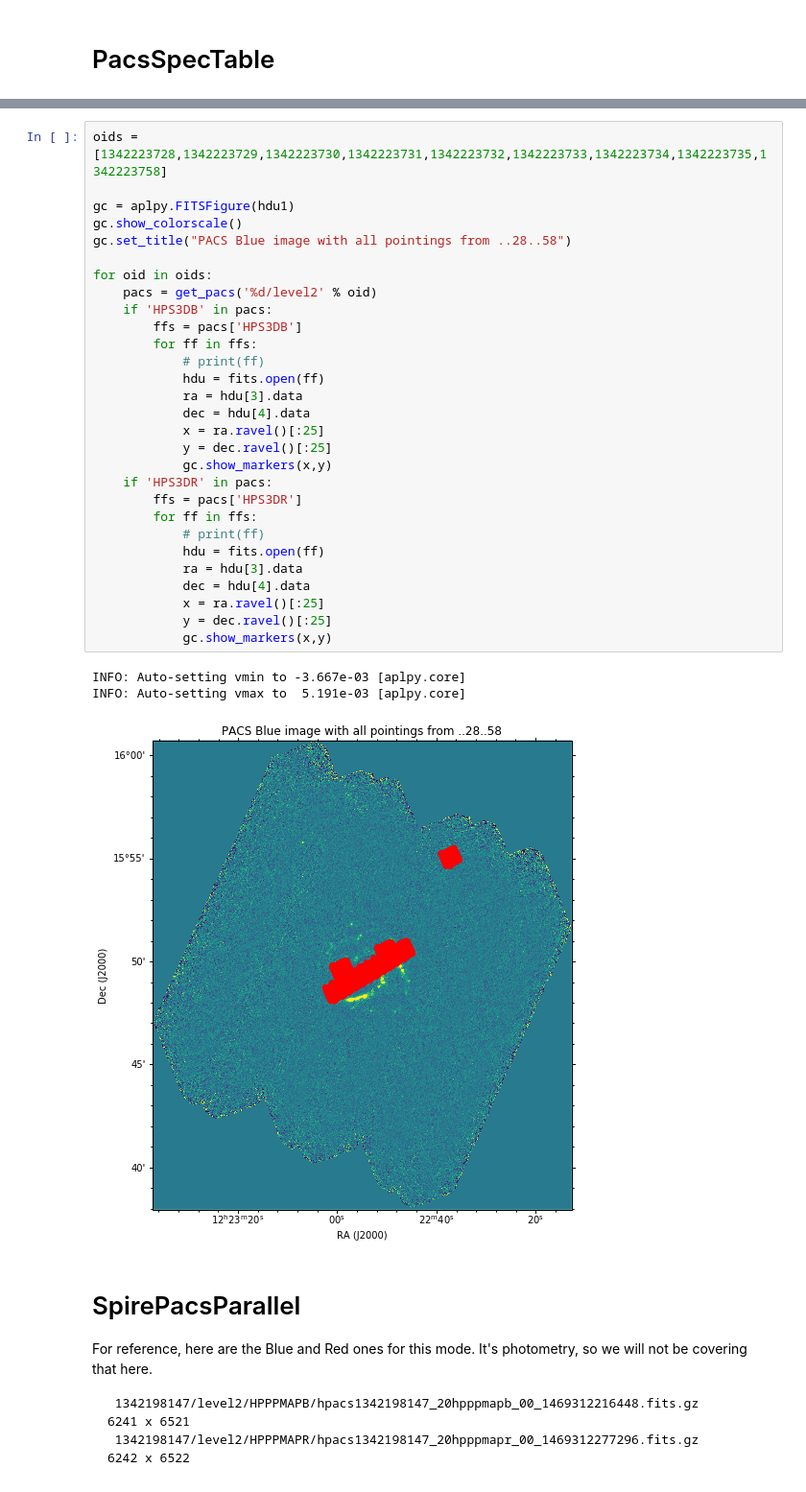
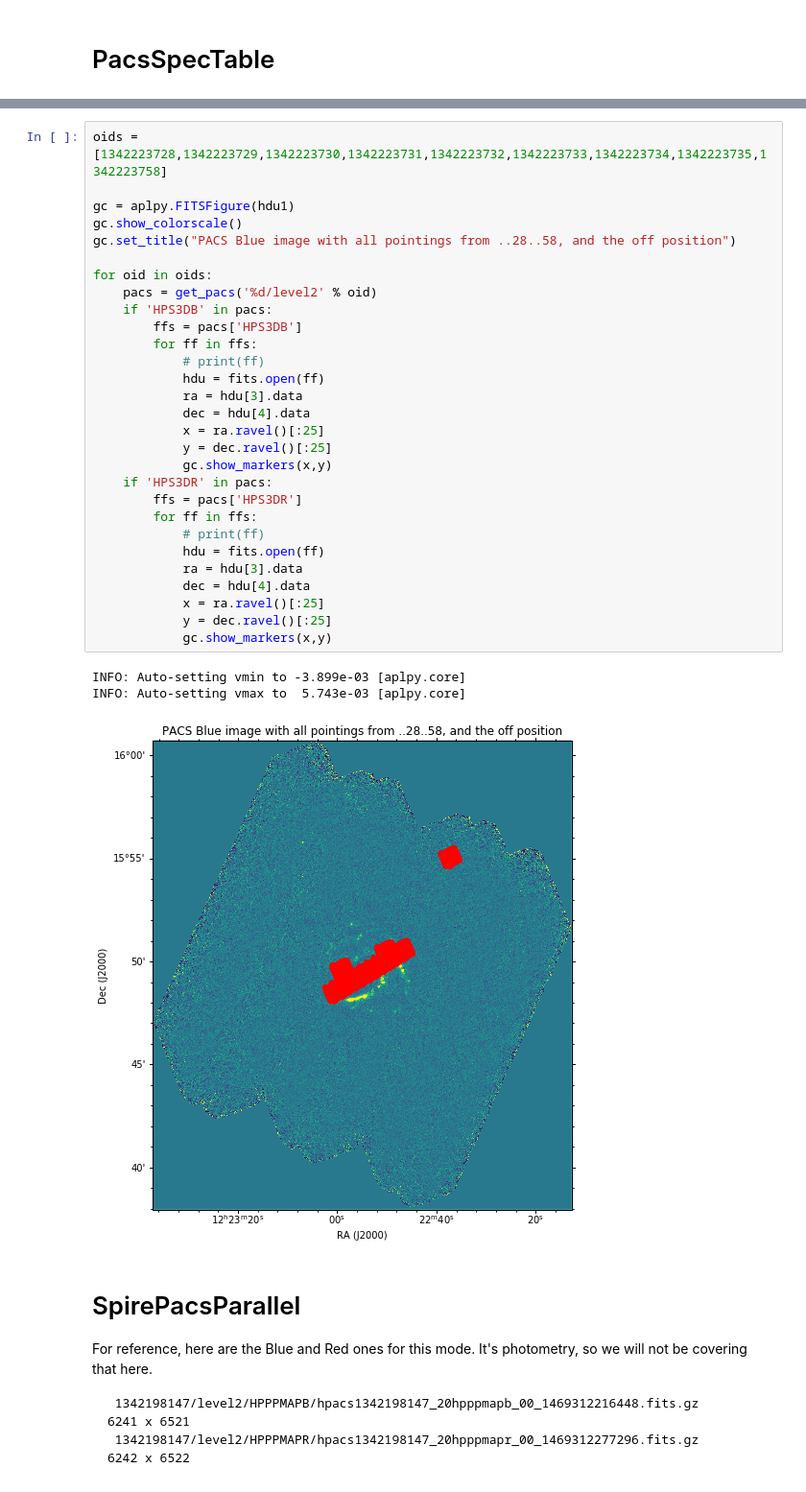
Before and after one commit to teuben/herplot, a Jupyter notebook: ngc4321.ipynb, the cells around one changed output, grey strips where cells are left out. Shown at 96% size. Saved outputs shown, nothing was run; the diff lists cells and outputs as text.

```diff
--- a/ngc4321.ipynb
+++ b/ngc4321.ipynb
@@ -607,36 +610,36 @@ INFO: Auto-setting vmax to  5.502e-03 [aplpy.core]
 # %%
 oids = [1342223728,1342223729,1342223730,1342223731,1342223732,1342223733,1342223734,1342223735,1342223758]
 
 gc = aplpy.FITSFigure(hdu1)
 gc.show_colorscale()
-gc.set_title("PACS Blue image with all pointings from ..28..58")
+gc.set_title("PACS Blue image with all pointings from ..28..58, and the off position")
 
 for oid in oids:
     pacs = get_pacs('%d/level2' % oid)
     if 'HPS3DB' in pacs:
         ffs = pacs['HPS3DB']
         for ff in ffs:
             # print(ff)
             hdu = fits.open(ff)
             ra = hdu[3].data
             dec = hdu[4].data
             x = ra.ravel()[:25]
             y = dec.ravel()[:25]
             gc.show_markers(x,y)
     if 'HPS3DR' in pacs:
         ffs = pacs['HPS3DR']
         for ff in ffs:
             # print(ff)
             hdu = fits.open(ff)
             ra = hdu[3].data
             dec = hdu[4].data
             x = ra.ravel()[:25]
             y = dec.ravel()[:25]
             gc.show_markers(x,y)
 # %% [output]
-INFO: Auto-setting vmin to -3.667e-03 [aplpy.core]
-INFO: Auto-setting vmax to  5.191e-03 [aplpy.core]
+INFO: Auto-setting vmin to -3.899e-03 [aplpy.core]
+INFO: Auto-setting vmax to  5.743e-03 [aplpy.core]
-[figure, old version]
+[figure, new version]
 # %% [markdown]
 # SpirePacsParallel
 
```
Also changed, not shown: parts of 9 cells of this notebook.
